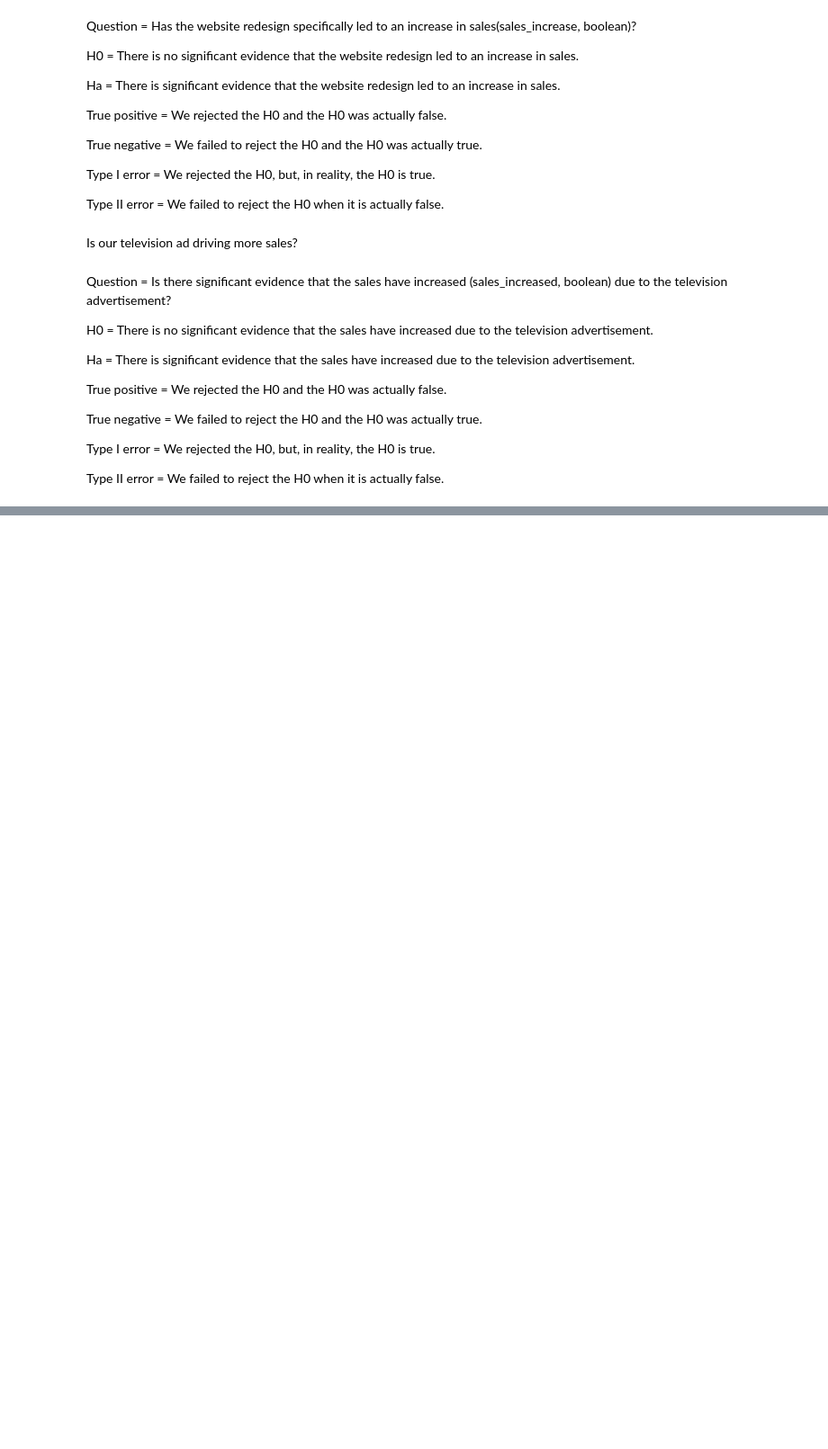
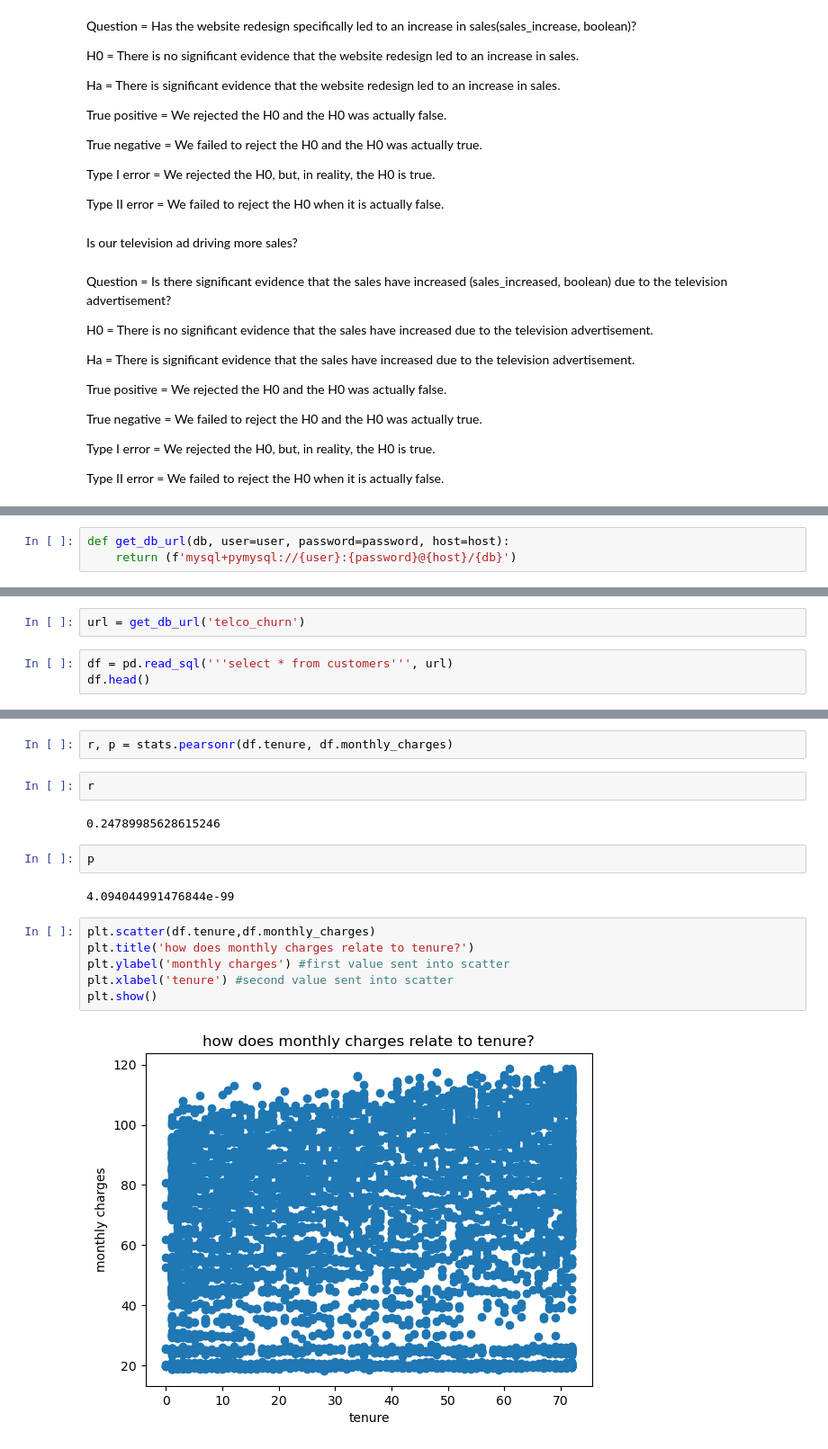
Before and after one commit to RyanPoole85/Statistics, a Jupyter notebook: hypothesis_testing.ipynb, the cells around one changed output, grey strips where cells are left out. Shown at 90% size. Saved outputs shown, nothing was run; the diff lists cells and outputs as text; blank space fills up the shorter version.

```diff
--- a/hypothesis_testing.ipynb
+++ b/hypothesis_testing.ipynb
@@ -50,0 +398,3 @@ Type II error = We failed to reject the H0 when it is actually false.
+# %%
+def get_db_url(db, user=user, password=password, host=host):
+    return (f'mysql+pymysql://{user}:{password}@{host}/{db}')
@@ -50,0 +427,5 @@ Type II error = We failed to reject the H0 when it is actually false.
+# %%
+url = get_db_url('telco_churn')
+# %%
+df = pd.read_sql('''select * from customers''', url)
+df.head()
@@ -50,0 +476,18 @@ Type II error = We failed to reject the H0 when it is actually false.
+# %%
+r, p = stats.pearsonr(df.tenure, df.monthly_charges)
+# %%
+r
+# %% [output]
+0.24789985628615246
+# %%
+p
+# %% [output]
+4.094044991476844e-99
+# %%
+plt.scatter(df.tenure,df.monthly_charges)
+plt.title('how does monthly charges relate to tenure?')
+plt.ylabel('monthly charges') #first value sent into scatter
+plt.xlabel('tenure') #second value sent into scatter
+plt.show()
+# %% [output]
+[figure, added]
```
Also changed, not shown: parts of 151 cells of this notebook.
